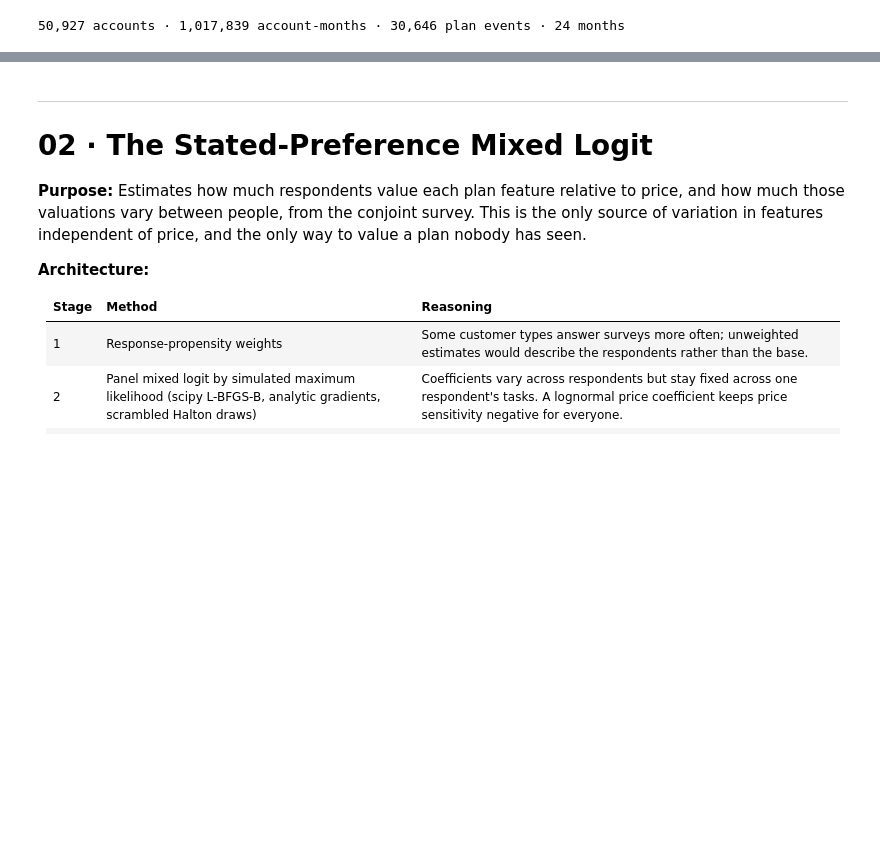
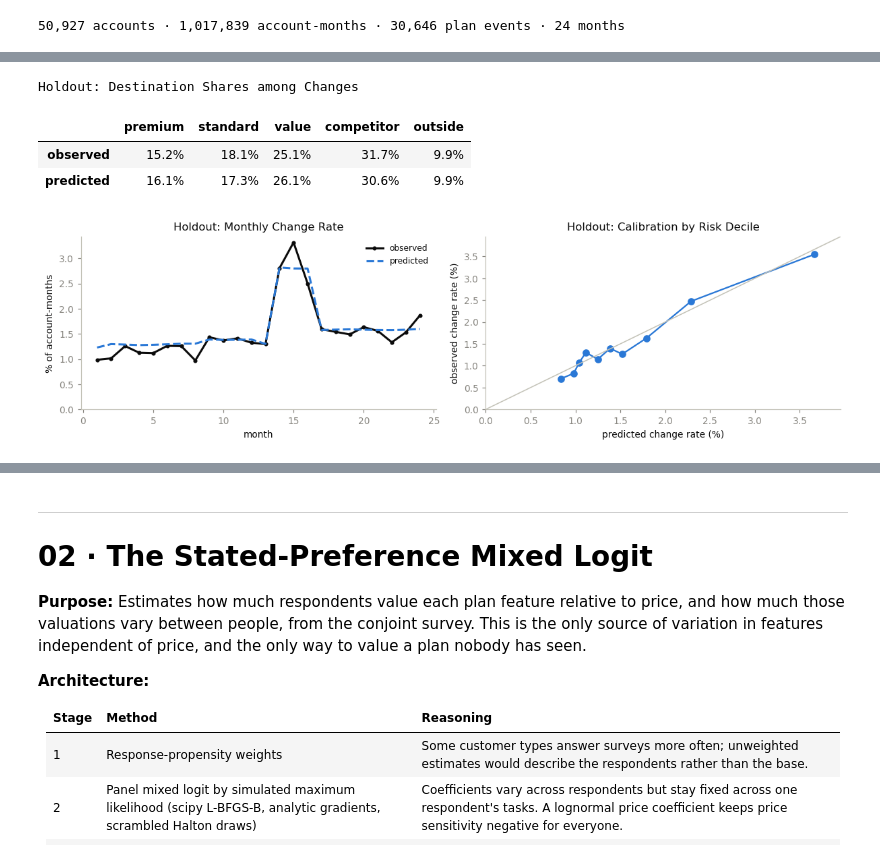
Before and after one commit to paforsey/data-science-portfolio, a Jupyter notebook: case-studies/rate-plan-cannibalization/01_choice_model_estimation.ipynb, the cells around one changed output, grey strips where cells are left out. Cells and saved outputs as stored; diff of their text form; code cells hidden in the pictures; blank space fills up the shorter version.

```diff
--- a/case-studies/rate-plan-cannibalization/01_choice_model_estimation.ipynb
+++ b/case-studies/rate-plan-cannibalization/01_choice_model_estimation.ipynb
@@ -236,0 +559,7 @@ print(
+# %%
+# Split Accounts for Holdout
+rng = np.random.default_rng(SEED)
+account_ids = occasions['account_id'].unique()
+holdout_accounts = set(account_ids[rng.random(len(account_ids)) < 0.2])
+occasions['holdout'] = occasions['account_id'].isin(holdout_accounts)
+print(f'{len(holdout_accounts):,} holdout accounts · {occasions["holdout"].mean():.1%} of occasions')
@@ -236,0 +714,46 @@ print(
+# %%
+# Validate on Holdout Accounts
+holdout = occasions[occasions['holdout']].copy()
+holdout['p_change'] = 1 / (1 + np.exp(-(switching_design(holdout) @ b_switching)))
+
+holdout_changes = holdout[holdout['changed']]
+X_h, available_h, _ = choice_design(holdout_changes)
+available_h[np.arange(len(holdout_changes)), holdout_changes['plan'].map(ALT_INDEX).to_numpy()] = False
+P_h = softmax(np.where(available_h, X_h @ b_destination, -np.inf), axis = 1)
+predicted = pd.Series(P_h.mean(axis = 0), index = RP_ALTS)
+predicted = pd.concat([predicted.drop(['comp_premium', 'comp_value']), pd.Series({'competitor': predicted[['comp_premium', 'comp_value']].sum()})])
+display(pd.DataFrame({
+    'observed': holdout_changes['outcome'].value_counts(normalize = True), 'predicted': predicted
+}).reindex(['premium', 'standard', 'value', 'competitor', 'outside']).T.style.format('{:.1%}')
+    .set_caption('Holdout: Destination Shares among Changes'))
+
+holdout['risk decile'] = pd.qcut(holdout['p_change'], 10, labels = False) + 1
+calibration = holdout.groupby('risk decile')[['p_change', 'changed']].mean()
+
+fig, axes = plt.subplots(1, 2, figsize = (11, 3.2))
+by_month = holdout.groupby('month')[['changed', 'p_change']].mean() * 100
+axes[0].plot(by_month.index, by_month['changed'], color = INK, linewidth = 2, marker = 'o', markersize = 3, label = 'observed')
+axes[0].plot(by_month.index, by_month['p_change'], color = ACCENT, linewidth = 2, linestyle = '--', label = 'predicted')
+axes[0].set_ylim(bottom = 0)
+axes[0].set_title('Holdout: Monthly Change Rate')
+axes[0].set_xlabel('month')
+axes[0].set_ylabel('% of account-months')
+axes[0].legend(frameon = False, fontsize = 8)
+
+axes[1].plot(calibration['p_change'] * 100, calibration['changed'] * 100, color = ACCENT, marker = 'o', linewidth = 1.5)
+edge = calibration[['p_change', 'changed']].max().max() * 100 * 1.08
+axes[1].plot([0, edge], [0, edge], color = BASELINE, linewidth = 1)
+axes[1].set_xlim(0, edge)
+axes[1].set_ylim(0, edge)
+axes[1].set_title('Holdout: Calibration by Risk Decile')
+axes[1].set_xlabel('predicted change rate (%)')
+axes[1].set_ylabel('observed change rate (%)')
+
+plt.tight_layout()
+plt.show()
+# %% [output]
+Holdout: Destination Shares among Changes
+|  | premium | standard | value | competitor | outside |
+| observed | 15.2% | 18.1% | 25.1% | 31.7% | 9.9% |
+| predicted | 16.1% | 17.3% | 26.1% | 30.6% | 9.9% |
+[figure, added]
```
Also changed, not shown: parts of 26 cells of this notebook.
